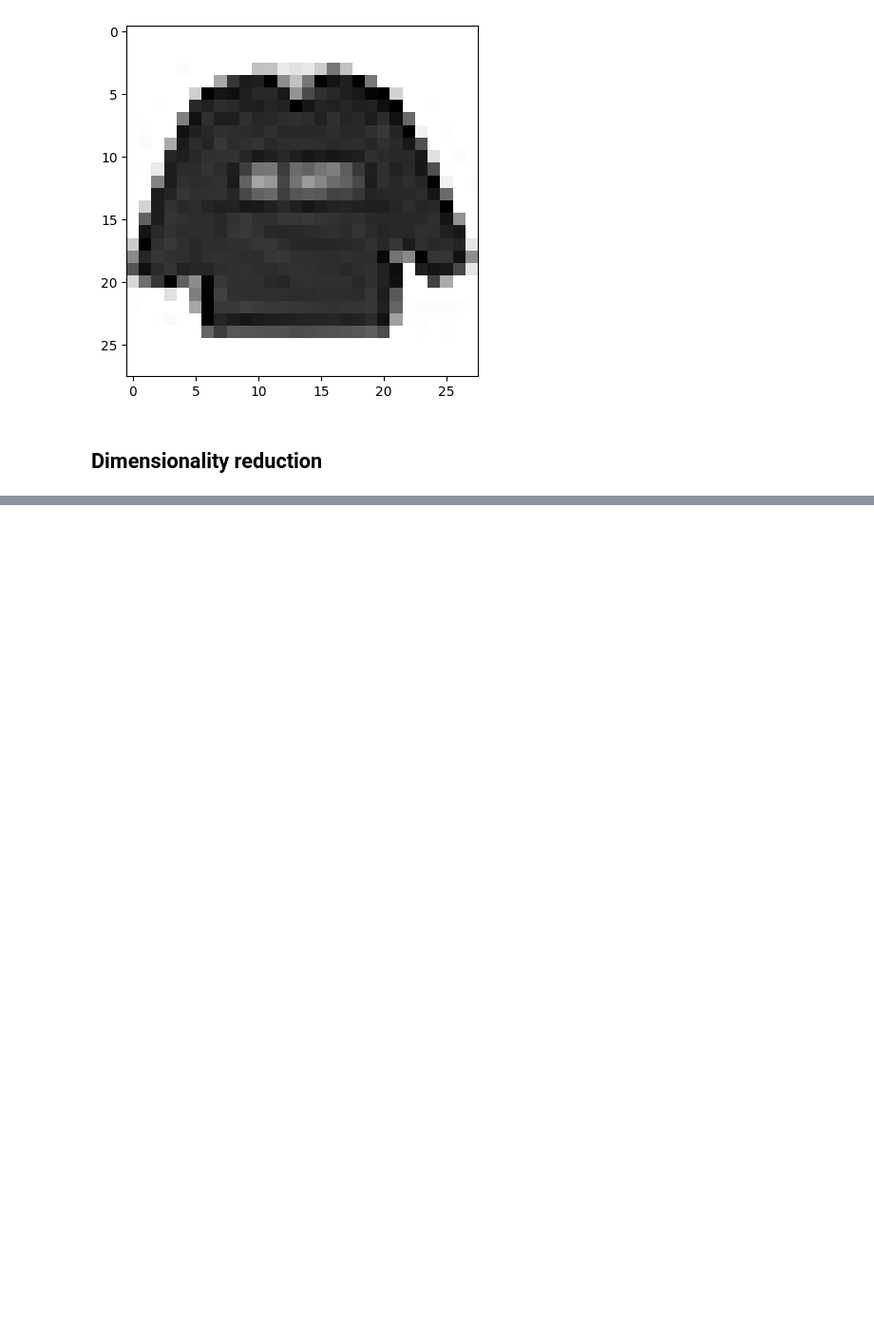
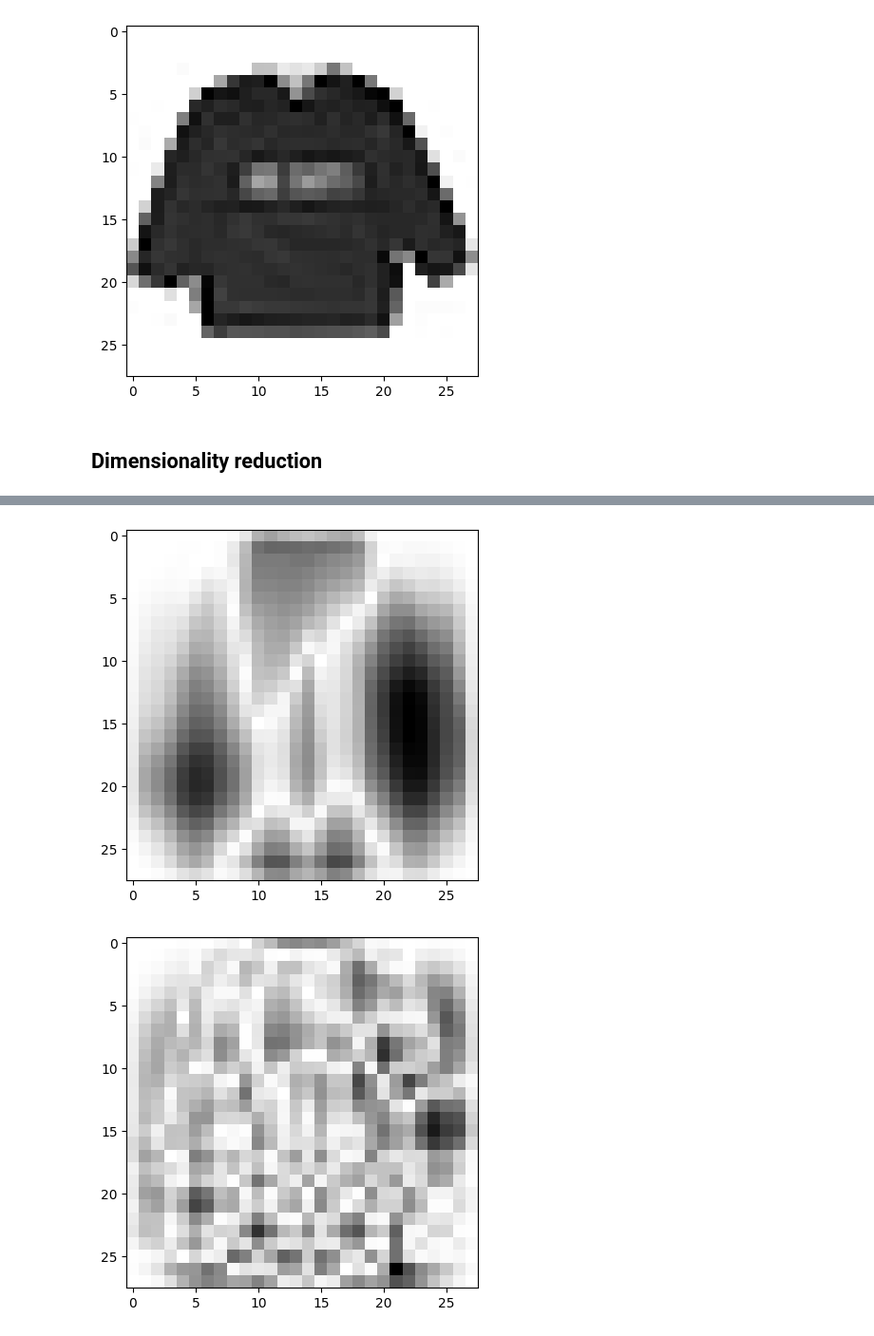
Before and after one commit to frun36/fods-fashion-mnist, a Jupyter notebook: fashion_mnist.ipynb, the cells around one changed output, grey strips where cells are left out. Shown at 95% size. Cells and saved outputs as stored; diff of their text form; code cells hidden in the pictures; blank space fills up the shorter version.

```diff
--- a/fashion_mnist.ipynb
+++ b/fashion_mnist.ipynb
@@ -18,9 +44,9 @@ df_train.head()
 # %%
 def plot_image(df, index, x = 28, y = 28):
-    img = df.iloc[index, 1:].to_numpy().reshape(x, y)
-    plt.imshow(img, cmap='gray_r', vmin=0, vmax=255)
+    img = df.iloc[index, :].to_numpy().reshape(x, y)
+    plt.imshow(img, cmap='gray_r', vmin=0, vmax=1)
 
-plot_image(df_train, 0)
+plot_image(df_all_px, 0)
 # %% [output]
 [figure]
 # %% [markdown]
@@ -27,0 +78,13 @@ plot_image(df_train, 0)
+# %%
+def plot_component(component_idx):
+    def component_normalize(arr):
+        return arr / np.max(arr)
+
+    plot_image(pd.DataFrame(component_normalize(np.abs(pca.components_[component_idx])).reshape(1, -1)), 0)
+    plt.show()
+
+plot_component(1)
+plot_component(32)
+# %% [output]
+[figure, added]
+[figure, added]
```
Also changed, not shown: parts of 13 cells of this notebook.
